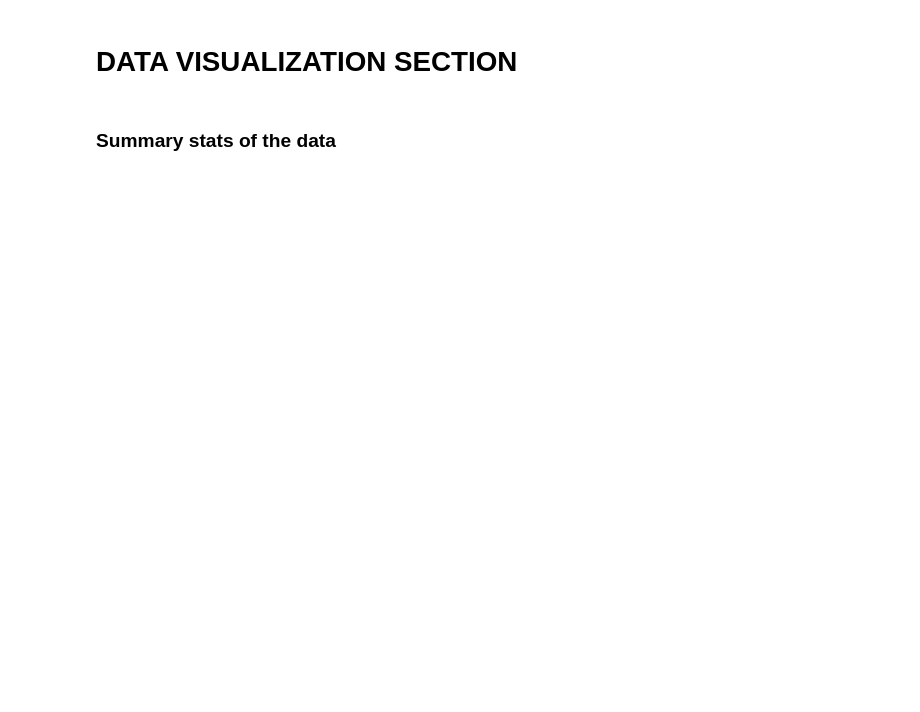
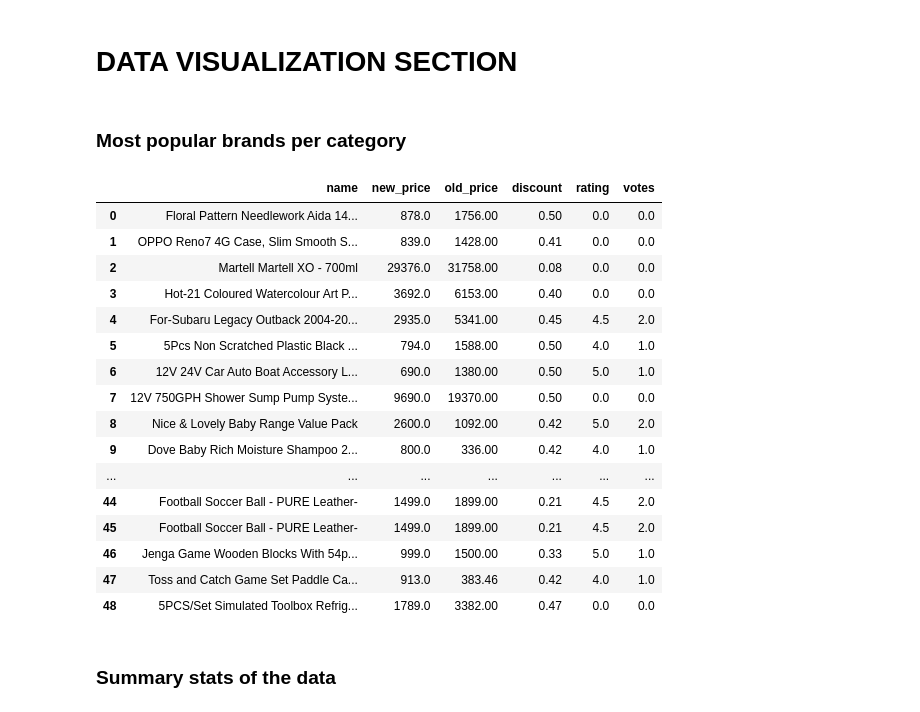
Before and after one commit to mutumagitonga/Jumia-WebScrape-Hackathon, a Jupyter notebook: notebooks/1_jumia_webscrape.ipynb, the cells around one changed output. Drawn from its saved outputs; the diff is of its cells as text; code cells hidden in the pictures; blank space fills up the shorter version.

```diff
--- a/notebooks/1_jumia_webscrape.ipynb
+++ b/notebooks/1_jumia_webscrape.ipynb
@@ -757,5 +760,36 @@ products_clean_df.head()
 # %% [markdown]
 # DATA VISUALIZATION SECTION
+# %% [markdown]
+### Most popular brands per category
+# %%
+# Group product name vote counts by their category
+grouped_product_name = products_clean_df.groupby('product_category')
+
+# Function to filter top 3 products in each category
+def top_3_products_each_category(group):
+    return group.nlargest(3, 'votes')
+
+# Apply the filter function to DataFrameGroupBy object
+top_3_products_per_category = grouped_product_name.apply(top_3_products_each_category, include_groups=False).reset_index(drop=True)
+top_3_products_per_category
+# %% [output]
+|  | name | new_price | old_price | discount | rating | votes |
+| 0 | Floral Pattern Needlework Aida 14... | 878.0 | 1756.00 | 0.50 | 0.0 | 0.0 |
+| 1 | OPPO Reno7 4G Case, Slim Smooth S... | 839.0 | 1428.00 | 0.41 | 0.0 | 0.0 |
+| 2 | Martell Martell XO - 700ml | 29376.0 | 31758.00 | 0.08 | 0.0 | 0.0 |
+| 3 | Hot-21 Coloured Watercolour Art P... | 3692.0 | 6153.00 | 0.40 | 0.0 | 0.0 |
+| 4 | For-Subaru Legacy Outback 2004-20... | 2935.0 | 5341.00 | 0.45 | 4.5 | 2.0 |
+| 5 | 5Pcs Non Scratched Plastic Black ... | 794.0 | 1588.00 | 0.50 | 4.0 | 1.0 |
+| 6 | 12V 24V Car Auto Boat Accessory L... | 690.0 | 1380.00 | 0.50 | 5.0 | 1.0 |
+| 7 | 12V 750GPH Shower Sump Pump Syste... | 9690.0 | 19370.00 | 0.50 | 0.0 | 0.0 |
+| 8 | Nice & Lovely Baby Range Value Pack | 2600.0 | 1092.00 | 0.42 | 5.0 | 2.0 |
+| 9 | Dove Baby Rich Moisture Shampoo 2... | 800.0 | 336.00 | 0.42 | 4.0 | 1.0 |
+| ... | ... | ... | ... | ... | ... | ... |
+| 44 | Football Soccer Ball - PURE Leather- | 1499.0 | 1899.00 | 0.21 | 4.5 | 2.0 |
+| 45 | Football Soccer Ball - PURE Leather- | 1499.0 | 1899.00 | 0.21 | 4.5 | 2.0 |
+| 46 | Jenga Game Wooden Blocks With 54p... | 999.0 | 1500.00 | 0.33 | 5.0 | 1.0 |
+| 47 | Toss and Catch Game Set Paddle Ca... | 913.0 | 383.46 | 0.42 | 4.0 | 1.0 |
+| 48 | 5PCS/Set Simulated Toolbox Refrig... | 1789.0 | 3382.00 | 0.47 | 0.0 | 0.0 |
 # %% [markdown]
 ### Summary stats of the data
 # %%
```
Also changed, not shown: parts of 56 cells of this notebook, 16 other files.
